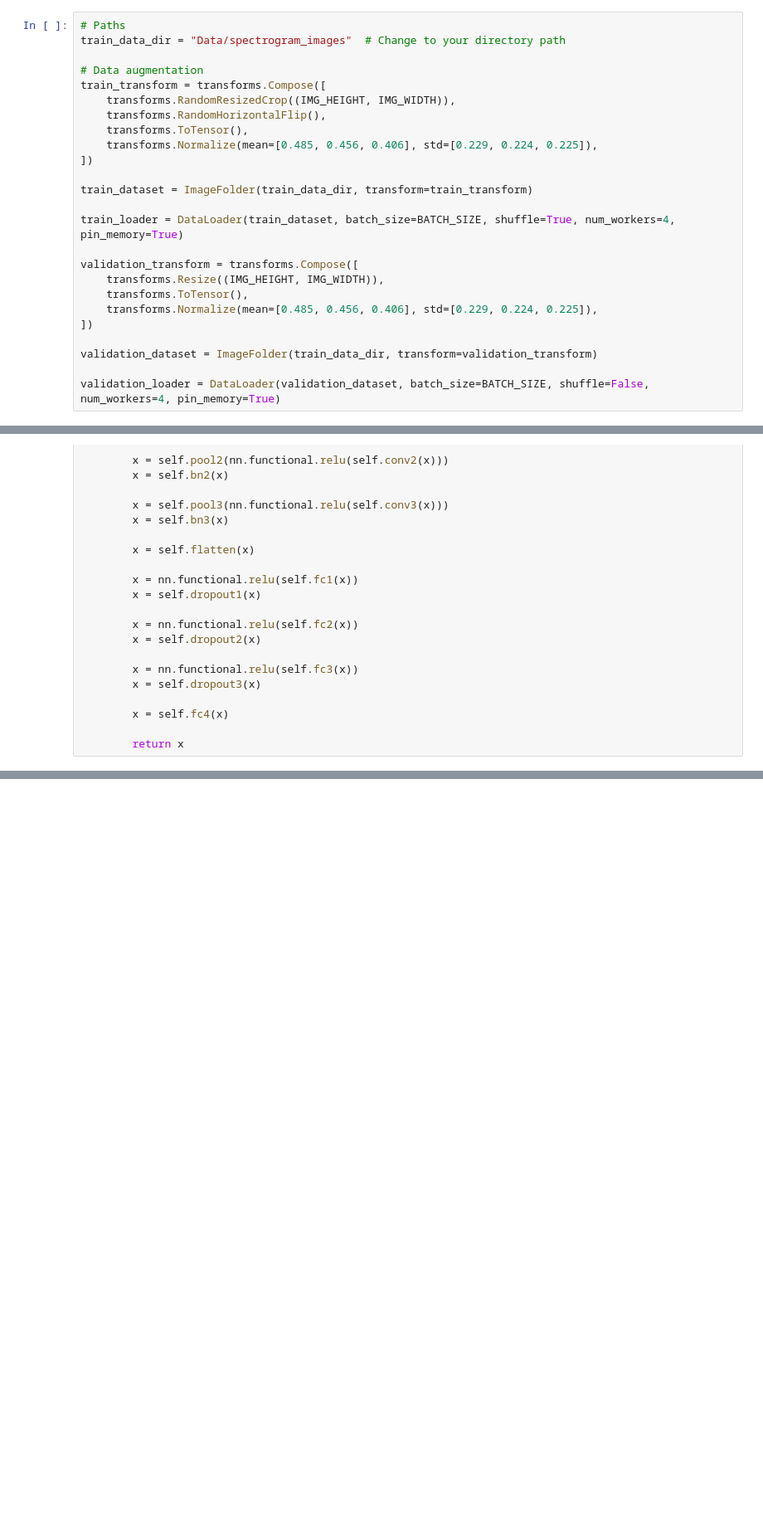
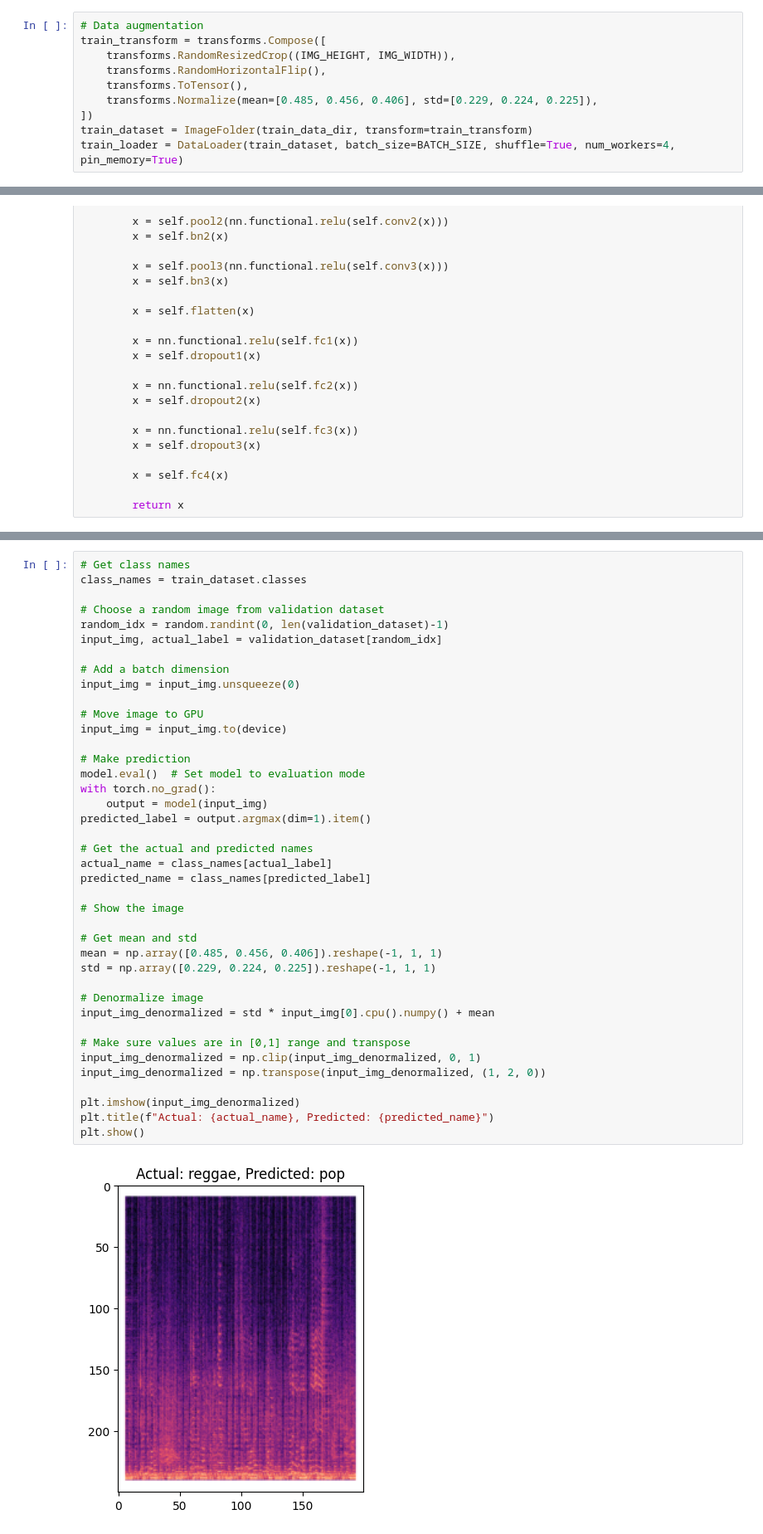
Before and after one commit to nikhilnair31/SpectroTune---Genre-Classifier, a Jupyter notebook: trainer.ipynb, the cells around one changed output, grey strips where cells are left out. Shown at 83% size. Saved outputs shown, nothing was run; the diff lists cells and outputs as text; blank space fills up the shorter version.

```diff
--- a/trainer.ipynb
+++ b/trainer.ipynb
@@ -20,7 +35,4 @@ EPOCHS = 10
 # %%
-# Paths
-train_data_dir = "Data/spectrogram_images"  # Change to your directory path
-
 # Data augmentation
 train_transform = transforms.Compose([
     transforms.RandomResizedCrop((IMG_HEIGHT, IMG_WIDTH)),
@@ -28,17 +40,5 @@ train_transform = transforms.Compose([
     transforms.ToTensor(),
     transforms.Normalize(mean=[0.485, 0.456, 0.406], std=[0.229, 0.224, 0.225]),
 ])
-
 train_dataset = ImageFolder(train_data_dir, transform=train_transform)
-
 train_loader = DataLoader(train_dataset, batch_size=BATCH_SIZE, shuffle=True, num_workers=4, pin_memory=True)
-
-validation_transform = transforms.Compose([
-    transforms.Resize((IMG_HEIGHT, IMG_WIDTH)),
-    transforms.ToTensor(),
-    transforms.Normalize(mean=[0.485, 0.456, 0.406], std=[0.229, 0.224, 0.225]),
-])
-
-validation_dataset = ImageFolder(train_data_dir, transform=validation_transform)
-
-validation_loader = DataLoader(validation_dataset, batch_size=BATCH_SIZE, shuffle=False, num_workers=4, pin_memory=True)
@@ -160,0 +251,42 @@ if __name__ == '__main__':
+# %%
+# Get class names
+class_names = train_dataset.classes
+
+# Choose a random image from validation dataset
+random_idx = random.randint(0, len(validation_dataset)-1)
+input_img, actual_label = validation_dataset[random_idx]
+
+# Add a batch dimension
+input_img = input_img.unsqueeze(0)
+
+# Move image to GPU
+input_img = input_img.to(device)
+
+# Make prediction
+model.eval()  # Set model to evaluation mode
+with torch.no_grad():
+    output = model(input_img)
+predicted_label = output.argmax(dim=1).item()
+
+# Get the actual and predicted names
+actual_name = class_names[actual_label]
+predicted_name = class_names[predicted_label]
+
+# Show the image
+
+# Get mean and std
+mean = np.array([0.485, 0.456, 0.406]).reshape(-1, 1, 1)
+std = np.array([0.229, 0.224, 0.225]).reshape(-1, 1, 1)
+
+# Denormalize image
+input_img_denormalized = std * input_img[0].cpu().numpy() + mean
+
+# Make sure values are in [0,1] range and transpose
+input_img_denormalized = np.clip(input_img_denormalized, 0, 1)
+input_img_denormalized = np.transpose(input_img_denormalized, (1, 2, 0))
+
+plt.imshow(input_img_denormalized)
+plt.title(f"Actual: {actual_name}, Predicted: {predicted_name}")
+plt.show()
+# %% [output]
+[figure, added]
```
Also changed, not shown: parts of 14 cells of this notebook, 3 other files.
